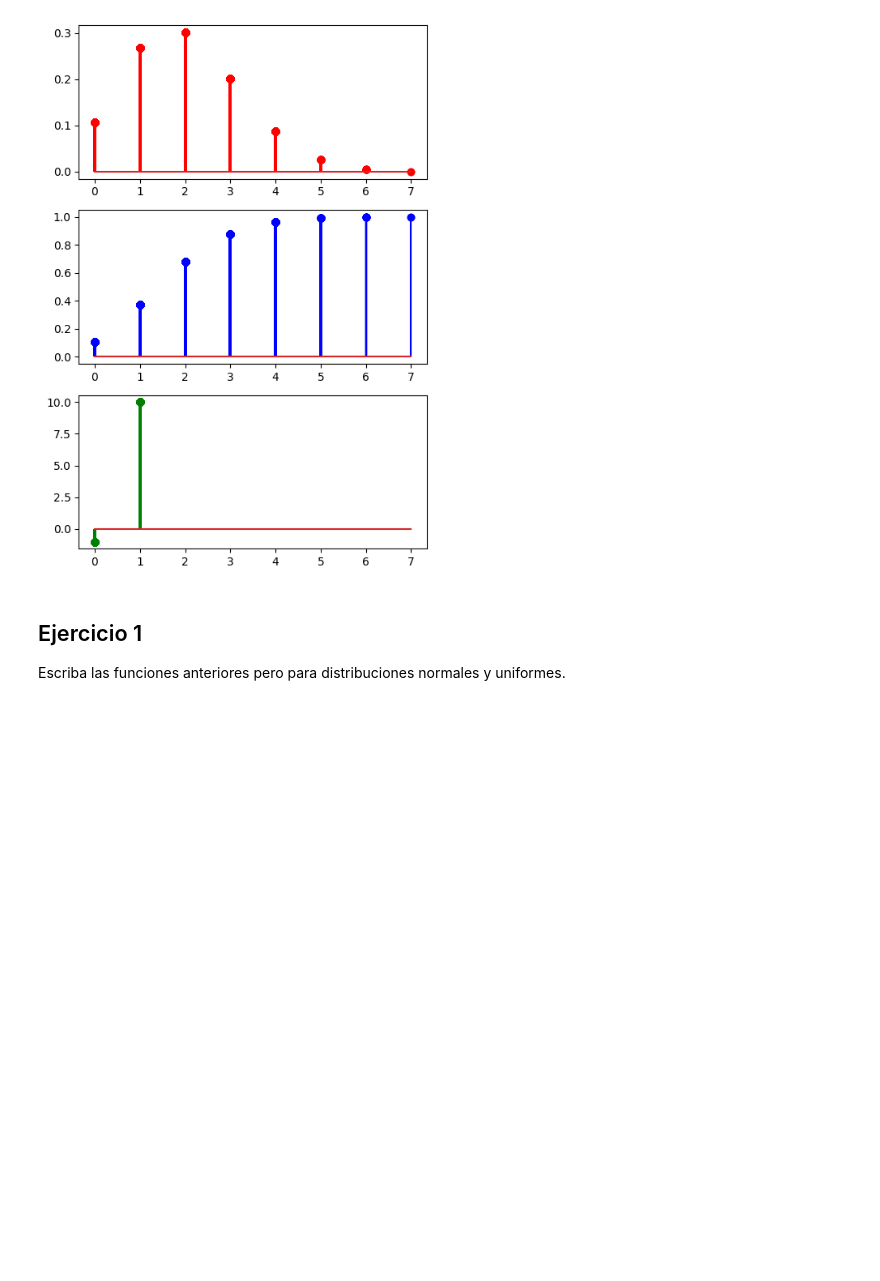
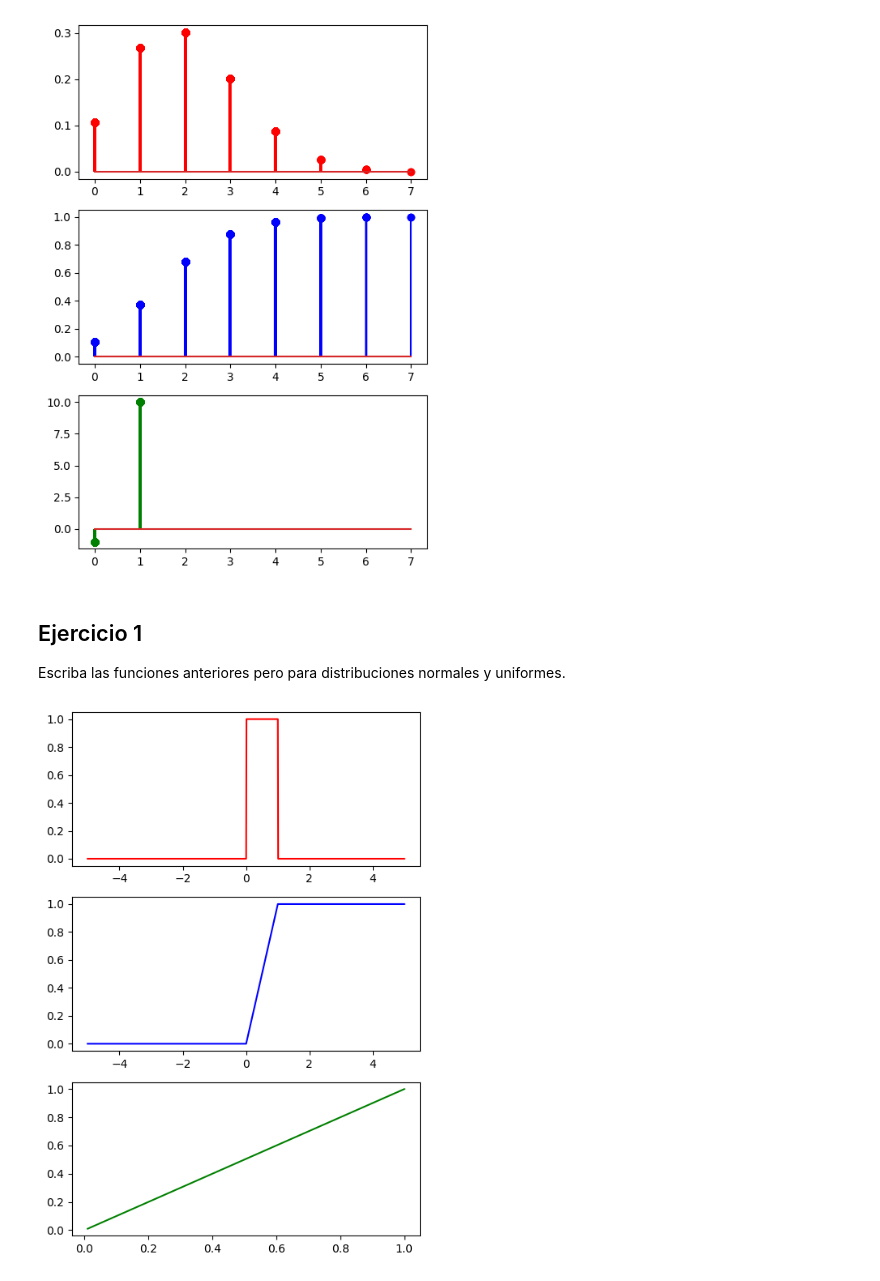
Before and after one commit to gzsomm/probability-distribution-exercises-project-with-python, a Jupyter notebook: notebook/problems.es.ipynb, the cells around one changed output. Cells and saved outputs as stored; diff of their text form; code cells hidden in the pictures; blank space fills up the shorter version.

```diff
--- a/notebook/problems.es.ipynb
+++ b/notebook/problems.es.ipynb
@@ -99,3 +104,27 @@ def qunif(p, low = 0, high = 1):
 def runif(n, low = 0, high = 1):
     result = uniform.rvs(loc = low, scale = (high - low), size = n)
     return result
+# %%
+np.random.seed(42)
+
+low = 0
+high = 1
+data = np.arange(-5, 5, 0.01)
+
+pmf = dunif(data, low = low, high = high)
+cdf = punif(data, low = low, high = high)
+ppf = qunif(data, low = low, high = high)
+
+fig, axis = plt.subplots(3, 1, figsize = (5, 7))
+
+axis[0].plot(data, pmf, "r-")
+axis[1].plot(data, cdf, "b-")
+axis[2].plot(data, ppf, "g-")
+
+# Adjust the layout
+plt.tight_layout()
+
+# Show the plot
+plt.show()
+# %% [output]
+[figure, added]
```
Also changed, not shown: parts of 1 cell of this notebook.
